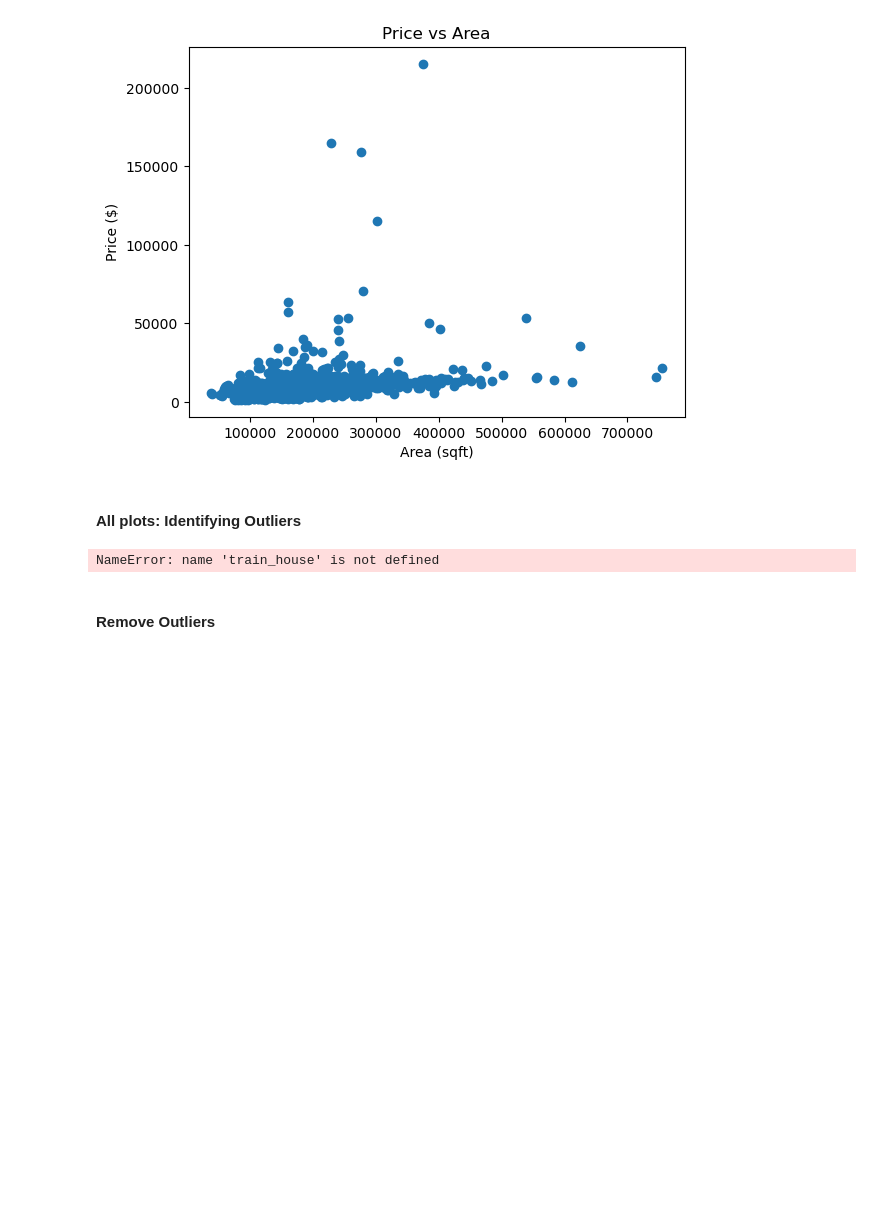
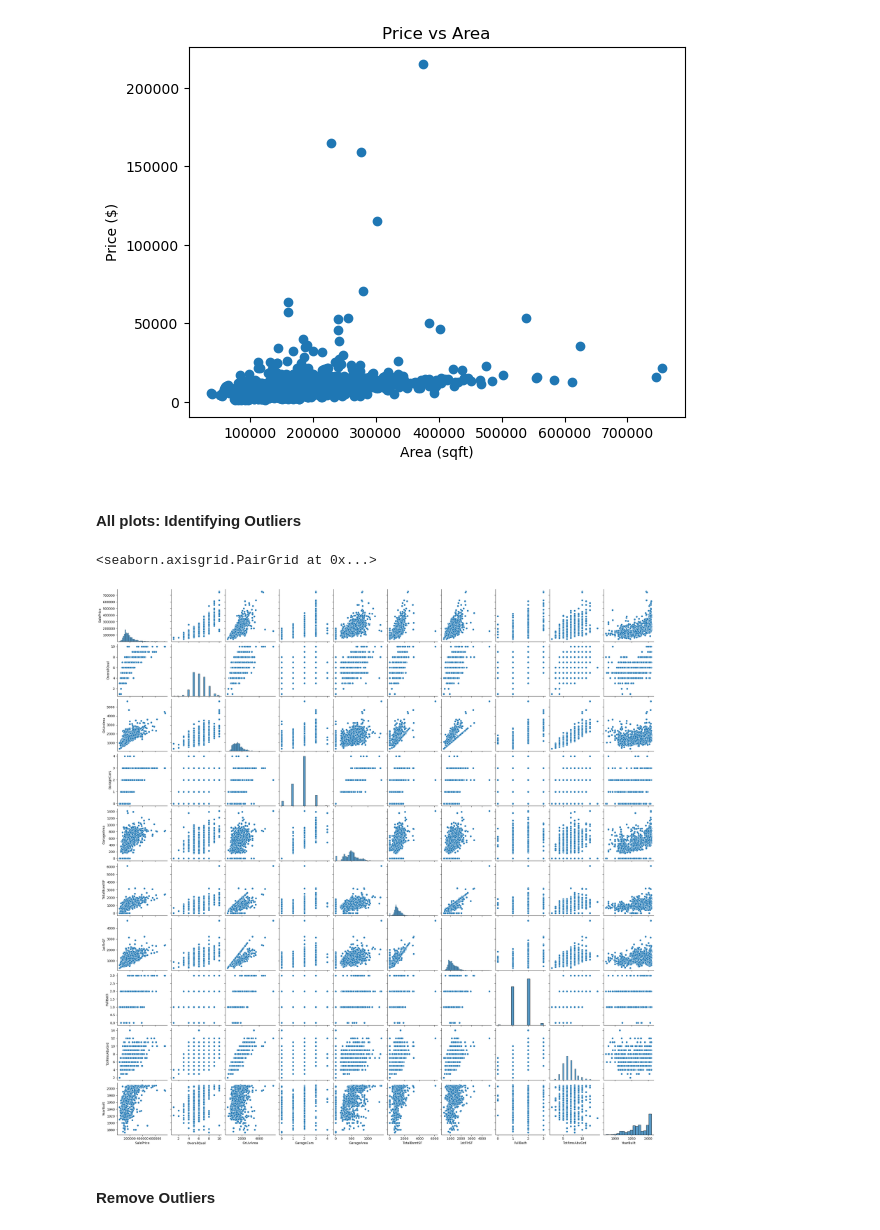
Before and after one commit to strangenicholas/Housing-Price-Prediction---Predictive-Analytics-and-Advanced-Regression-, a Jupyter notebook: Housing Price Prediction - Predictive Analytics and Advanced Regression.ipynb, the cells around one changed output. Saved outputs shown, nothing was run; the diff lists cells and outputs as text; code cells hidden in the pictures; blank space fills up the shorter version.

```diff
--- a/Housing Price Prediction - Predictive Analytics and Advanced Regression.ipynb
+++ b/Housing Price Prediction - Predictive Analytics and Advanced Regression.ipynb
@@ -234,9 +222,10 @@ plt.show()
 # %% [markdown]
 #### All plots: Identifying Outliers
 # %%
-sns.pairplot(train_house[cols], height = 2.5)
+sns.pairplot(df_house_train[top_10_corr], height = 2.5)
 # %% [output]
-NameError: name 'train_house' is not defined
+<seaborn.axisgrid.PairGrid at 0x...>
+[figure, added]
 # %% [markdown]
 #### Remove Outliers
 # %%
```
Also changed, not shown: parts of 21 cells of this notebook.
